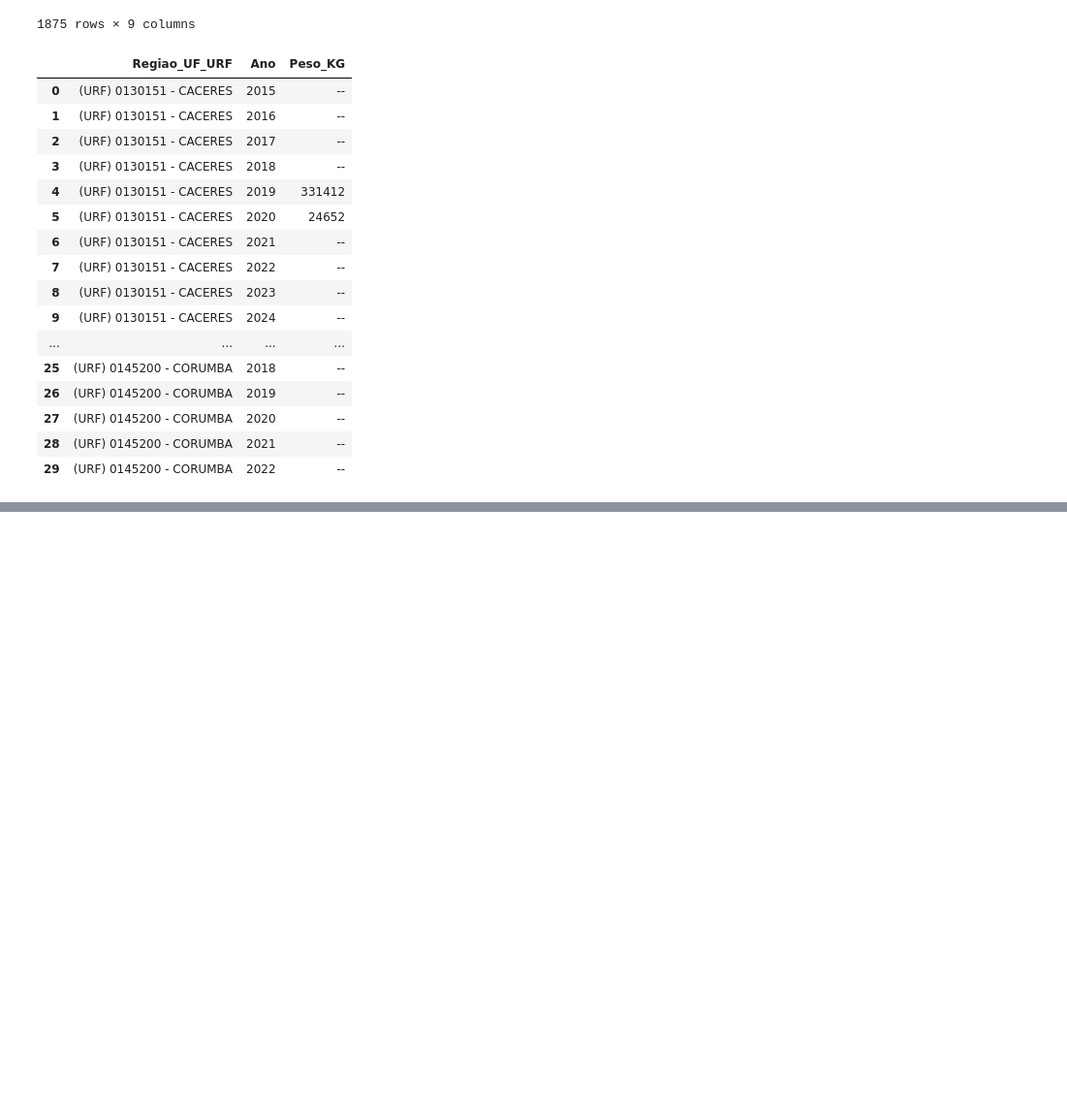
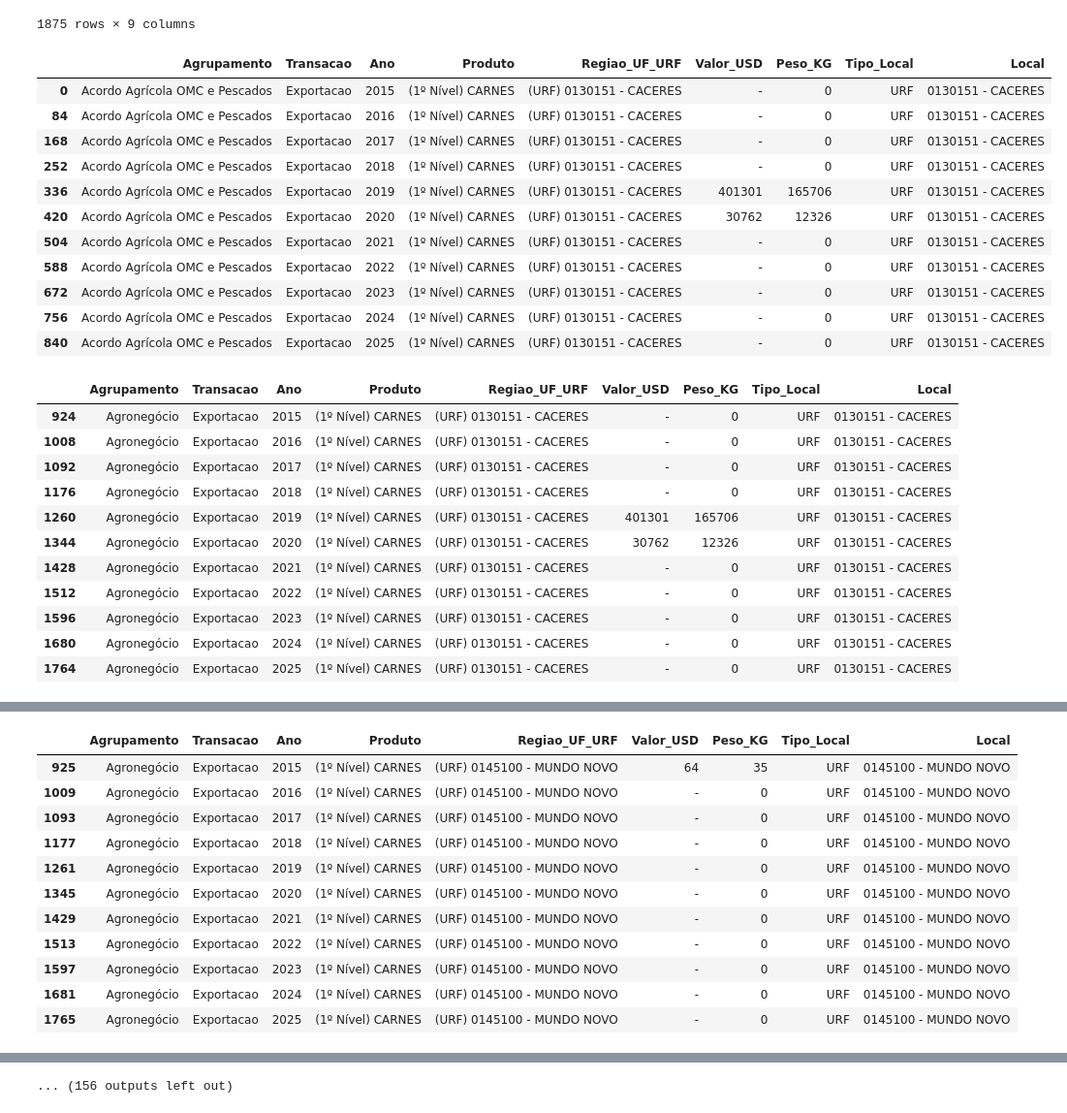
Before and after one commit to MatheusD1as/ProjetoLogstica, a Jupyter notebook: analise.ipynb, the cells around one changed output, grey strips where cells are left out. Shown at 97% size. Cells and saved outputs as stored; diff of their text form; code cells hidden in the pictures; blank space fills up the shorter version.

```diff
--- a/analise.ipynb
+++ b/analise.ipynb
@@ -23,23 +24,32 @@ df_filtrado
 df_filtrado.to_excel("Nova_planilha.xlsx", index = False)
 # %%
 df_novo = pd.read_excel("Nova_planilha.xlsx")
-df_group = df_novo.groupby(["Regiao_UF_URF", "Ano"])["Peso_KG"].sum().reset_index()
-df_group.head(30)
+df_novo.loc[:, 'Peso_KG'] = df_novo['Peso_KG'].replace("-", 0)
+for data, df in df_novo.groupby(["Regiao_UF_URF", "Agrupamento"]):
+    df: pd.DataFrame
+    display(df)
 # %% [output]
-|  | Regiao_UF_URF | Ano | Peso_KG |
-| 0 | (URF) 0130151 - CACERES | 2015 | -- |
-| 1 | (URF) 0130151 - CACERES | 2016 | -- |
-| 2 | (URF) 0130151 - CACERES | 2017 | -- |
-| 3 | (URF) 0130151 - CACERES | 2018 | -- |
-| 4 | (URF) 0130151 - CACERES | 2019 | 331412 |
-| 5 | (URF) 0130151 - CACERES | 2020 | 24652 |
-| 6 | (URF) 0130151 - CACERES | 2021 | -- |
-| 7 | (URF) 0130151 - CACERES | 2022 | -- |
-| 8 | (URF) 0130151 - CACERES | 2023 | -- |
-| 9 | (URF) 0130151 - CACERES | 2024 | -- |
-| ... | ... | ... | ... |
-| 25 | (URF) 0145200 - CORUMBA | 2018 | -- |
-| 26 | (URF) 0145200 - CORUMBA | 2019 | -- |
-| 27 | (URF) 0145200 - CORUMBA | 2020 | -- |
-| 28 | (URF) 0145200 - CORUMBA | 2021 | -- |
-| 29 | (URF) 0145200 - CORUMBA | 2022 | -- |
+|  | Agrupamento | Transacao | Ano | Produto | Regiao_UF_URF | Valor_USD | Peso_KG | Tipo_Local | Local |
+| 0 | Acordo Agrícola OMC e Pescados | Exportacao | 2015 | (1º Nível) CARNES | (URF) 0130151 - CACERES | - | 0 | URF | 0130151 - CACERES |
+| 84 | Acordo Agrícola OMC e Pescados | Exportacao | 2016 | (1º Nível) CARNES | (URF) 0130151 - CACERES | - | 0 | URF | 0130151 - CACERES |
+| 168 | Acordo Agrícola OMC e Pescados | Exportacao | 2017 | (1º Nível) CARNES | (URF) 0130151 - CACERES | - | 0 | URF | 0130151 - CACERES |
+| 252 | Acordo Agrícola OMC e Pescados | Exportacao | 2018 | (1º Nível) CARNES | (URF) 0130151 - CACERES | - | 0 | URF | 0130151 - CACERES |
+| 336 | Acordo Agrícola OMC e Pescados | Exportacao | 2019 | (1º Nível) CARNES | (URF) 0130151 - CACERES | 401301 | 165706 | URF | 0130151 - CACERES |
+| 420 | Acordo Agrícola OMC e Pescados | Exportacao | 2020 | (1º Nível) CARNES | (URF) 0130151 - CACERES | 30762 | 12326 | URF | 0130151 - CACERES |
+| 504 | Acordo Agrícola OMC e Pescados | Exportacao | 2021 | (1º Nível) CARNES | (URF) 0130151 - CACERES | - | 0 | URF | 0130151 - CACERES |
+| 588 | Acordo Agrícola OMC e Pescados | Exportacao | 2022 | (1º Nível) CARNES | (URF) 0130151 - CACERES | - | 0 | URF | 0130151 - CACERES |
+| 672 | Acordo Agrícola OMC e Pescados | Exportacao | 2023 | (1º Nível) CARNES | (URF) 0130151 - CACERES | - | 0 | URF | 0130151 - CACERES |
+| 756 | Acordo Agrícola OMC e Pescados | Exportacao | 2024 | (1º Nível) CARNES | (URF) 0130151 - CACERES | - | 0 | URF | 0130151 - CACERES |
+| 840 | Acordo Agrícola OMC e Pescados | Exportacao | 2025 | (1º Nível) CARNES | (URF) 0130151 - CACERES | - | 0 | URF | 0130151 - CACERES |
+|  | Agrupamento | Transacao | Ano | Produto | Regiao_UF_URF | Valor_USD | Peso_KG | Tipo_Local | Local |
+| 924 | Agronegócio | Exportacao | 2015 | (1º Nível) CARNES | (URF) 0130151 - CACERES | - | 0 | URF | 0130151 - CACERES |
+| 1008 | Agronegócio | Exportacao | 2016 | (1º Nível) CARNES | (URF) 0130151 - CACERES | - | 0 | URF | 0130151 - CACERES |
+| 1092 | Agronegócio | Exportacao | 2017 | (1º Nível) CARNES | (URF) 0130151 - CACERES | - | 0 | URF | 0130151 - CACERES |
+| 1176 | Agronegócio | Exportacao | 2018 | (1º Nível) CARNES | (URF) 0130151 - CACERES | - | 0 | URF | 0130151 - CACERES |
+| 1260 | Agronegócio | Exportacao | 2019 | (1º Nível) CARNES | (URF) 0130151 - CACERES | 401301 | 165706 | URF | 0130151 - CACERES |
+| 1344 | Agronegócio | Exportacao | 2020 | (1º Nível) CARNES | (URF) 0130151 - CACERES | 30762 | 12326 | URF | 0130151 - CACERES |
+| 1428 | Agronegócio | Exportacao | 2021 | (1º Nível) CARNES | (URF) 0130151 - CACERES | - | 0 | URF | 0130151 - CACERES |
+| 1512 | Agronegócio | Exportacao | 2022 | (1º Nível) CARNES | (URF) 0130151 - CACERES | - | 0 | URF | 0130151 - CACERES |
+| 1596 | Agronegócio | Exportacao | 2023 | (1º Nível) CARNES | (URF) 0130151 - CACERES | - | 0 | URF | 0130151 - CACERES |
+| 1680 | Agronegócio | Exportacao | 2024 | (1º Nível) CARNES | (URF) 0130151 - CACERES | - | 0 | URF | 0130151 - CACERES |
+| 1764 | Agronegócio | Exportacao | 2025 | (1º Nível) CARNES | (URF) 0130151 - CACERES | - | 0 | URF | 0130151 - CACERES |
@@ -45,0 +68,12 @@ df_group.head(30)
+|  | Agrupamento | Transacao | Ano | Produto | Regiao_UF_URF | Valor_USD | Peso_KG | Tipo_Local | Local |
+| 925 | Agronegócio | Exportacao | 2015 | (1º Nível) CARNES | (URF) 0145100 - MUNDO NOVO | 64 | 35 | URF | 0145100 - MUNDO NOVO |
+| 1009 | Agronegócio | Exportacao | 2016 | (1º Nível) CARNES | (URF) 0145100 - MUNDO NOVO | - | 0 | URF | 0145100 - MUNDO NOVO |
+| 1093 | Agronegócio | Exportacao | 2017 | (1º Nível) CARNES | (URF) 0145100 - MUNDO NOVO | - | 0 | URF | 0145100 - MUNDO NOVO |
+| 1177 | Agronegócio | Exportacao | 2018 | (1º Nível) CARNES | (URF) 0145100 - MUNDO NOVO | - | 0 | URF | 0145100 - MUNDO NOVO |
+| 1261 | Agronegócio | Exportacao | 2019 | (1º Nível) CARNES | (URF) 0145100 - MUNDO NOVO | - | 0 | URF | 0145100 - MUNDO NOVO |
+| 1345 | Agronegócio | Exportacao | 2020 | (1º Nível) CARNES | (URF) 0145100 - MUNDO NOVO | - | 0 | URF | 0145100 - MUNDO NOVO |
+| 1429 | Agronegócio | Exportacao | 2021 | (1º Nível) CARNES | (URF) 0145100 - MUNDO NOVO | - | 0 | URF | 0145100 - MUNDO NOVO |
+| 1513 | Agronegócio | Exportacao | 2022 | (1º Nível) CARNES | (URF) 0145100 - MUNDO NOVO | - | 0 | URF | 0145100 - MUNDO NOVO |
+| 1597 | Agronegócio | Exportacao | 2023 | (1º Nível) CARNES | (URF) 0145100 - MUNDO NOVO | - | 0 | URF | 0145100 - MUNDO NOVO |
+| 1681 | Agronegócio | Exportacao | 2024 | (1º Nível) CARNES | (URF) 0145100 - MUNDO NOVO | - | 0 | URF | 0145100 - MUNDO NOVO |
+| 1765 | Agronegócio | Exportacao | 2025 | (1º Nível) CARNES | (URF) 0145100 - MUNDO NOVO | - | 0 | URF | 0145100 - MUNDO NOVO |
@@ -45,0 +176 @@ df_group.head(30)
+... (156 outputs left out)
```
Also changed, not shown: parts of 2 cells of this notebook, 1 other file.
